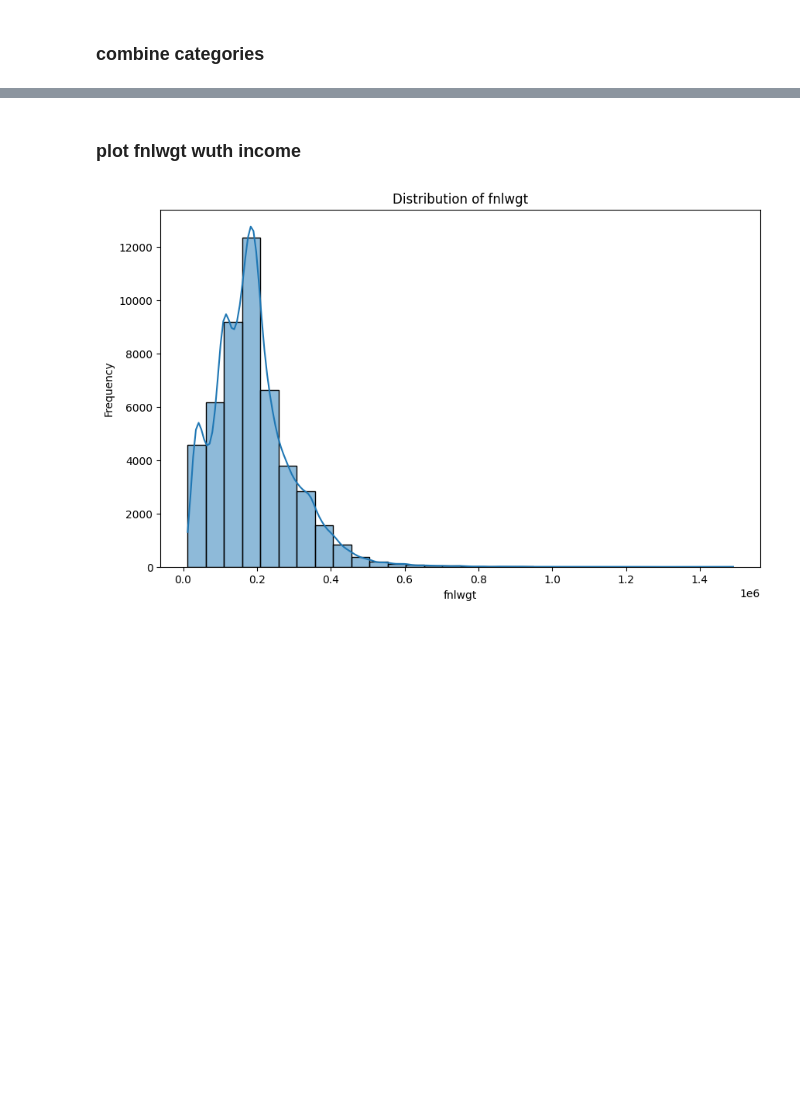
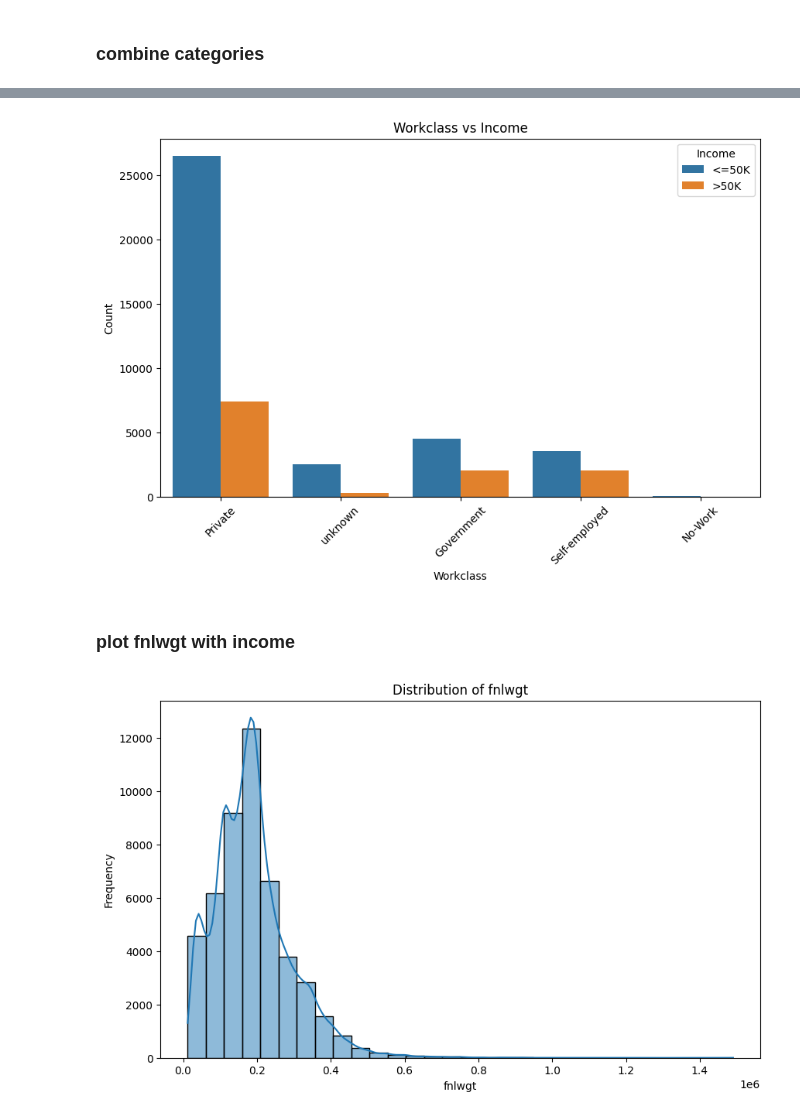
Before and after one commit to ThiseniSenethma/Prediction-of-income-per-year-based-on-Census-Data-with-Na-ve-Bayes-and-Random-Forest-Classification, a Jupyter notebook: ML_cw.ipynb, the cells around one changed output, grey strips where cells are left out. Saved outputs shown, nothing was run; the diff lists cells and outputs as text; code cells hidden in the pictures; blank space fills up the shorter version.

```diff
--- a/ML_cw.ipynb
+++ b/ML_cw.ipynb
@@ -482,3 +517,17 @@ plt.show()
 [figure]
 # %% [markdown]
 ### combine categories
+# %%
+# Combine categories in the 'workclass' attribute
+merged_data_sorted['workclass'] = merged_data_sorted['workclass'].replace({
+    'Self-emp-not-inc': 'Self-employed',
+    'Self-emp-inc': 'Self-employed',
+    'Federal-gov': 'Government',
+    'Local-gov': 'Government',
+    'State-gov': 'Government',
+    'Without-pay': 'No-Work',
+    'Never-worked': 'No-Work'
+})
+
+# Check the unique values after combining categories
+print(merged_data_sorted['workclass'].unique())
@@ -485,5 +546,17 @@ plt.show()
+# %%
+# Plot workclass vs income
+plt.figure(figsize=(10, 6))
+sns.countplot(x='workclass', hue='income', data=merged_data_sorted)
+plt.title('Workclass vs Income')
+plt.xlabel('Workclass')
+plt.ylabel('Count')
+plt.xticks(rotation=45)
+plt.legend(title='Income')
+plt.show()
+# %% [output]
+[figure, added]
 # %% [markdown]
-### plot fnlwgt wuth income
+### plot fnlwgt with income
 # %%
 import seaborn as sns
 import matplotlib.pyplot as plt
```
Also changed, not shown: parts of 32 cells of this notebook.
